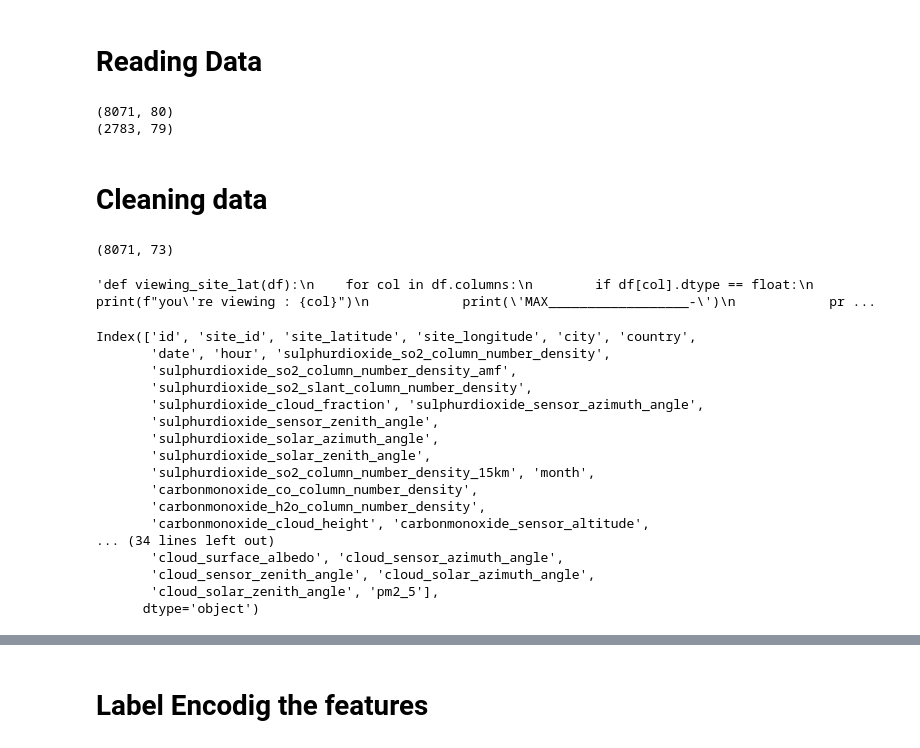
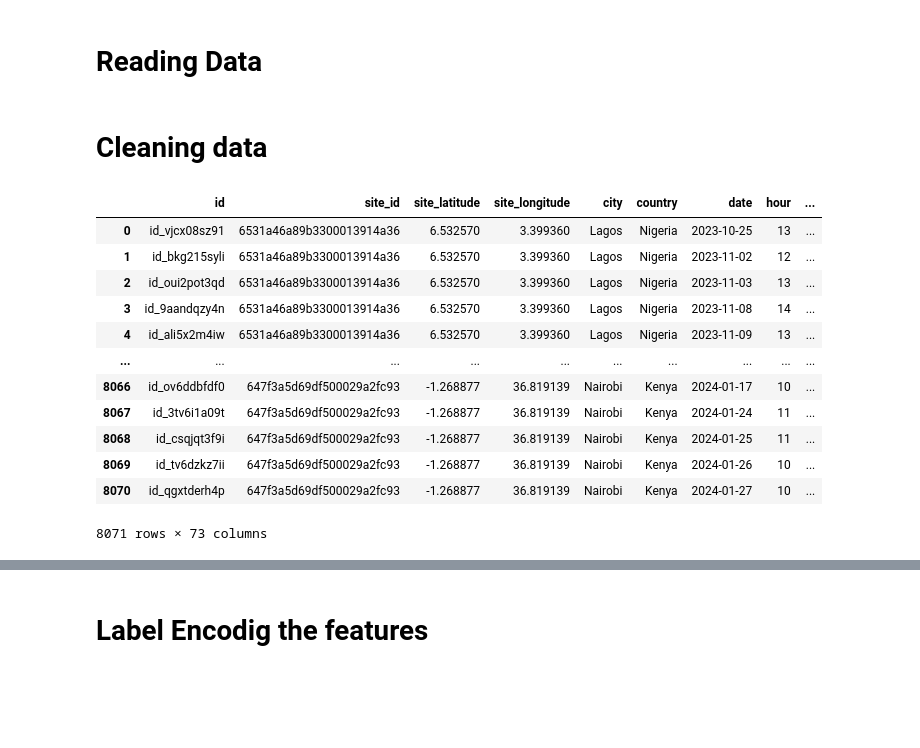
Before and after one commit to A7med7x7/AirQo-Experimentation, a Jupyter notebook: notebooks/main.ipynb, the cells around one changed output, grey strips where cells are left out. Saved outputs shown, nothing was run; the diff lists cells and outputs as text; code cells hidden in the pictures; blank space fills up the shorter version.

```diff
--- a/notebooks/main.ipynb
+++ b/notebooks/main.ipynb
@@ -27,62 +27,28 @@ def post_process(test_data,y,feature_to_mean='date_month') -> int:
 # %% [markdown]
 # Reading Data
 # %%
-train = pd.read_csv(r"/Users/ahmed/Downloads/computerscience/AirQo/PM2.5-Prediction/data/Train.csv")
-test = pd.read_csv(r"/Users/ahmed/Downloads/computerscience/AirQo/PM2.5-Prediction/data/Test.csv")
+train = pd.read_csv("./data/Train.csv")
+test = pd.read_csv("./data/Test.csv")
-# %%
-print(train.shape),
-print(test.shape)
-# %% [output]
-(8071, 80)
-(2783, 79)
 # %% [markdown]
 # Cleaning data
 # %%
-def cleaning_data(train_data, test_data):
-    train_feats = train_data.notna().sum()[train_data.notna().sum() > .15*len(train_data)].index
-    test_feats = test_data.notna().sum()[test_data.notna().sum() > .15*len(test_data)].index
-    train_data = train_data[train_feats]
-    test_data = test_data[train_feats[:-1]]
-    return train_data, test_data
-
-train, test = cleaning_data(train, test)
+train_feats = train.notna().sum()[train.notna().sum() > .15*len(train)].index
+test_feats = test.notna().sum()[test.notna().sum() > .15*len(test)].index
+train = train[train_feats]
+test = test[train_feats[:-1]]
 # %%
-train.shape
+train
 # %% [output]
+|  | id | site_id | site_latitude | site_longitude | city | country | date | hour | ... |
+| 0 | id_vjcx08sz91 | 6531a46a89b3300013914a36 | 6.532570 | 3.399360 | Lagos | Nigeria | 2023-10-25 | 13 | ... |
+| 1 | id_bkg215syli | 6531a46a89b3300013914a36 | 6.532570 | 3.399360 | Lagos | Nigeria | 2023-11-02 | 12 | ... |
+| 2 | id_oui2pot3qd | 6531a46a89b3300013914a36 | 6.532570 | 3.399360 | Lagos | Nigeria | 2023-11-03 | 13 | ... |
+| 3 | id_9aandqzy4n | 6531a46a89b3300013914a36 | 6.532570 | 3.399360 | Lagos | Nigeria | 2023-11-08 | 14 | ... |
+| 4 | id_ali5x2m4iw | 6531a46a89b3300013914a36 | 6.532570 | 3.399360 | Lagos | Nigeria | 2023-11-09 | 13 | ... |
+| ... | ... | ... | ... | ... | ... | ... | ... | ... | ... |
+| 8066 | id_ov6ddbfdf0 | 647f3a5d69df500029a2fc93 | -1.268877 | 36.819139 | Nairobi | Kenya | 2024-01-17 | 10 | ... |
+| 8067 | id_3tv6i1a09t | 647f3a5d69df500029a2fc93 | -1.268877 | 36.819139 | Nairobi | Kenya | 2024-01-24 | 11 | ... |
+| 8068 | id_csqjqt3f9i | 647f3a5d69df500029a2fc93 | -1.268877 | 36.819139 | Nairobi | Kenya | 2024-01-25 | 11 | ... |
+| 8069 | id_tv6dzkz7ii | 647f3a5d69df500029a2fc93 | -1.268877 | 36.819139 | Nairobi | Kenya | 2024-01-26 | 10 | ... |
+| 8070 | id_qgxtderh4p | 647f3a5d69df500029a2fc93 | -1.268877 | 36.819139 | Nairobi | Kenya | 2024-01-27 | 10 | ... |
-(8071, 73)
+8071 rows × 73 columns
-# %%
-"""def viewing_site_lat(df):
-    for col in df.columns:
-        if df[col].dtype == float:
-            print(f"you're viewing : {col}")
-            print('MAX__________________-')
-            print(df[col].max())
-            print('MIN_________________-')
-            print(df[col].min())
-            print('MEAN_________________-')
-            print(df[col].mean())
-            print('next #################')
-viewing_site_lat(train)
-    """
-# %% [output]
-'def viewing_site_lat(df):\n    for col in df.columns:\n        if df[col].dtype == float:\n            print(f"you\'re viewing : {col}")\n            print(\'MAX__________________-\')\n            pr ...
-# %%
-train.columns
-# %% [output]
-Index(['id', 'site_id', 'site_latitude', 'site_longitude', 'city', 'country',
-       'date', 'hour', 'sulphurdioxide_so2_column_number_density',
-       'sulphurdioxide_so2_column_number_density_amf',
-       'sulphurdioxide_so2_slant_column_number_density',
-       'sulphurdioxide_cloud_fraction', 'sulphurdioxide_sensor_azimuth_angle',
-       'sulphurdioxide_sensor_zenith_angle',
-       'sulphurdioxide_solar_azimuth_angle',
-       'sulphurdioxide_solar_zenith_angle',
-       'sulphurdioxide_so2_column_number_density_15km', 'month',
-       'carbonmonoxide_co_column_number_density',
-       'carbonmonoxide_h2o_column_number_density',
-       'carbonmonoxide_cloud_height', 'carbonmonoxide_sensor_altitude',
-... (34 lines left out)
-       'cloud_surface_albedo', 'cloud_sensor_azimuth_angle',
-       'cloud_sensor_zenith_angle', 'cloud_solar_azimuth_angle',
-       'cloud_solar_zenith_angle', 'pm2_5'],
-      dtype='object')
```
Also changed, not shown: parts of 10 cells of this notebook, 4 other files.
